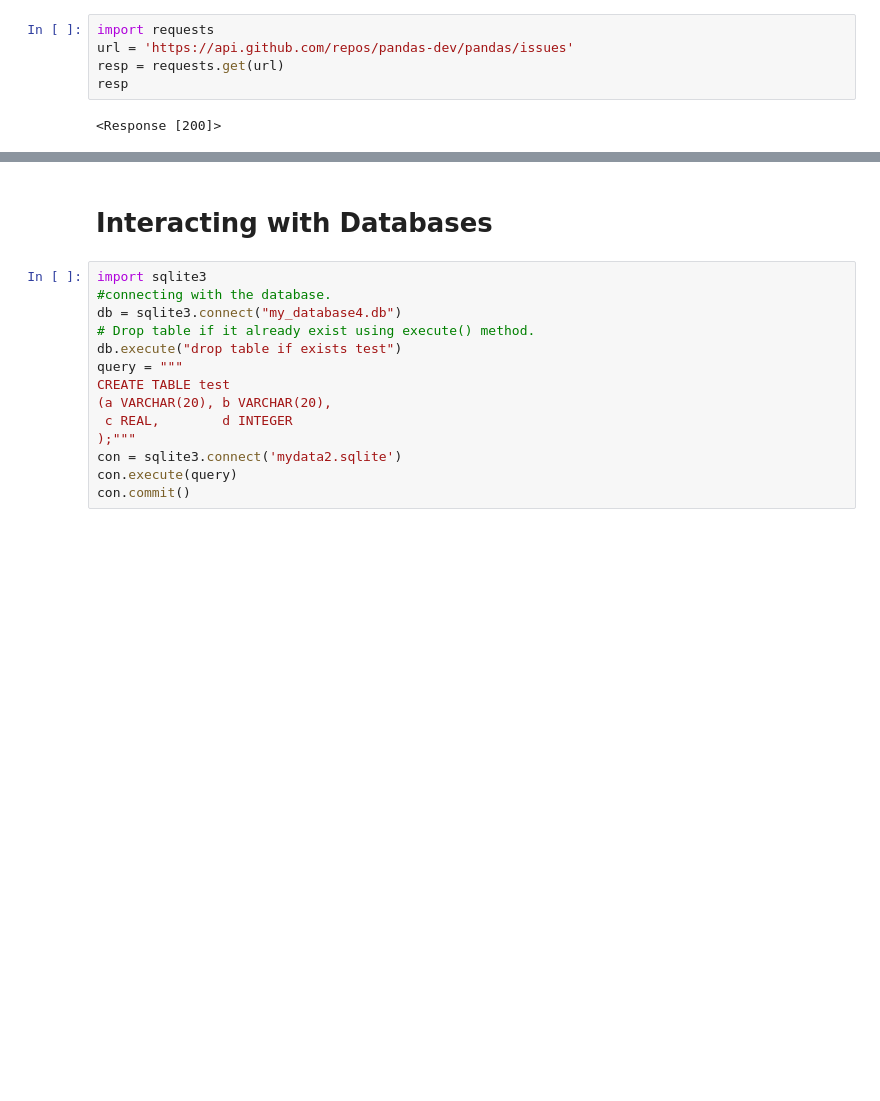
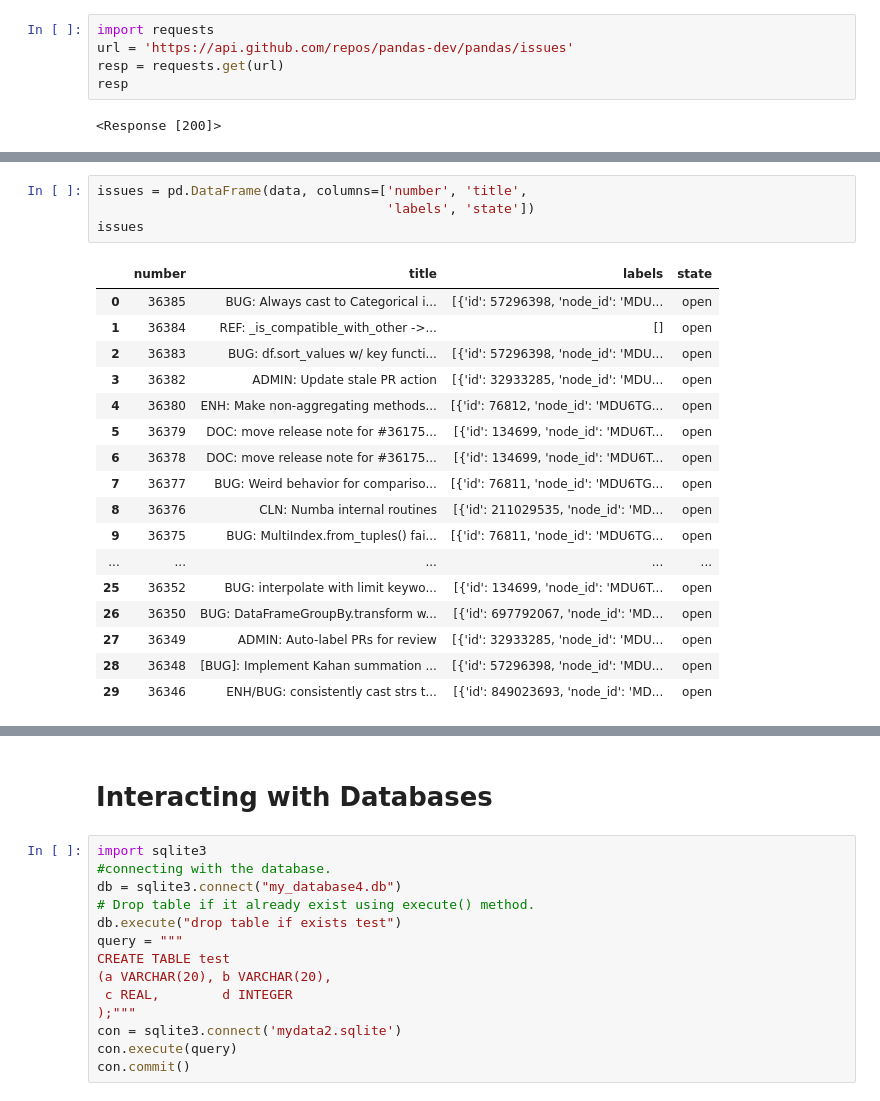
Before and after one commit to tedlasuresh/ML, a Jupyter notebook: Pandas/Pandas_basics/Pandas file read and write operation.ipynb, the cells around one changed output, grey strips where cells are left out. Cells and saved outputs as stored; diff of their text form; blank space fills up the shorter version.

```diff
--- a/Pandas/Pandas_basics/Pandas file read and write operation.ipynb
+++ b/Pandas/Pandas_basics/Pandas file read and write operation.ipynb
@@ -959,0 +944,22 @@ Name: assignees, dtype: object
+# %%
+issues = pd.DataFrame(data, columns=['number', 'title',
+                                     'labels', 'state'])
+issues
+# %% [output]
+|  | number | title | labels | state |
+| 0 | 36385 | BUG: Always cast to Categorical i... | [{'id': 57296398, 'node_id': 'MDU... | open |
+| 1 | 36384 | REF: _is_compatible_with_other ->... | [] | open |
+| 2 | 36383 | BUG: df.sort_values w/ key functi... | [{'id': 57296398, 'node_id': 'MDU... | open |
+| 3 | 36382 | ADMIN: Update stale PR action | [{'id': 32933285, 'node_id': 'MDU... | open |
+| 4 | 36380 | ENH: Make non-aggregating methods... | [{'id': 76812, 'node_id': 'MDU6TG... | open |
+| 5 | 36379 | DOC: move release note for #36175... | [{'id': 134699, 'node_id': 'MDU6T... | open |
+| 6 | 36378 | DOC: move release note for #36175... | [{'id': 134699, 'node_id': 'MDU6T... | open |
+| 7 | 36377 | BUG: Weird behavior for compariso... | [{'id': 76811, 'node_id': 'MDU6TG... | open |
+| 8 | 36376 | CLN: Numba internal routines | [{'id': 211029535, 'node_id': 'MD... | open |
+| 9 | 36375 | BUG: MultiIndex.from_tuples() fai... | [{'id': 76811, 'node_id': 'MDU6TG... | open |
+| ... | ... | ... | ... | ... |
+| 25 | 36352 | BUG: interpolate with limit keywo... | [{'id': 134699, 'node_id': 'MDU6T... | open |
+| 26 | 36350 | BUG: DataFrameGroupBy.transform w... | [{'id': 697792067, 'node_id': 'MD... | open |
+| 27 | 36349 | ADMIN: Auto-label PRs for review | [{'id': 32933285, 'node_id': 'MDU... | open |
+| 28 | 36348 | [BUG]: Implement Kahan summation ... | [{'id': 57296398, 'node_id': 'MDU... | open |
+| 29 | 36346 | ENH/BUG: consistently cast strs t... | [{'id': 849023693, 'node_id': 'MD... | open |
```
Also changed, not shown: parts of 8 cells of this notebook.
